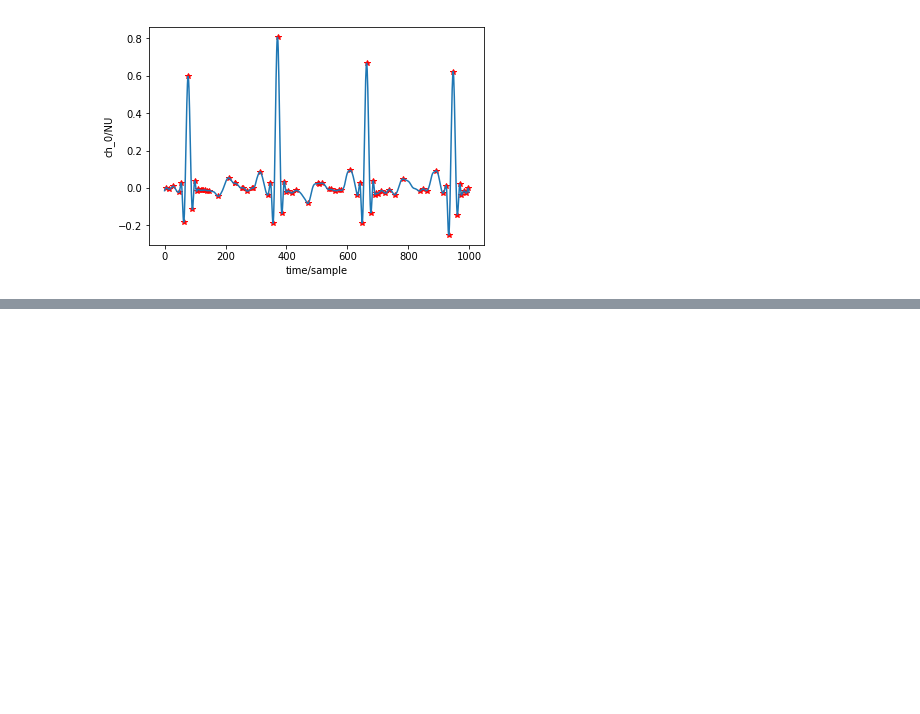
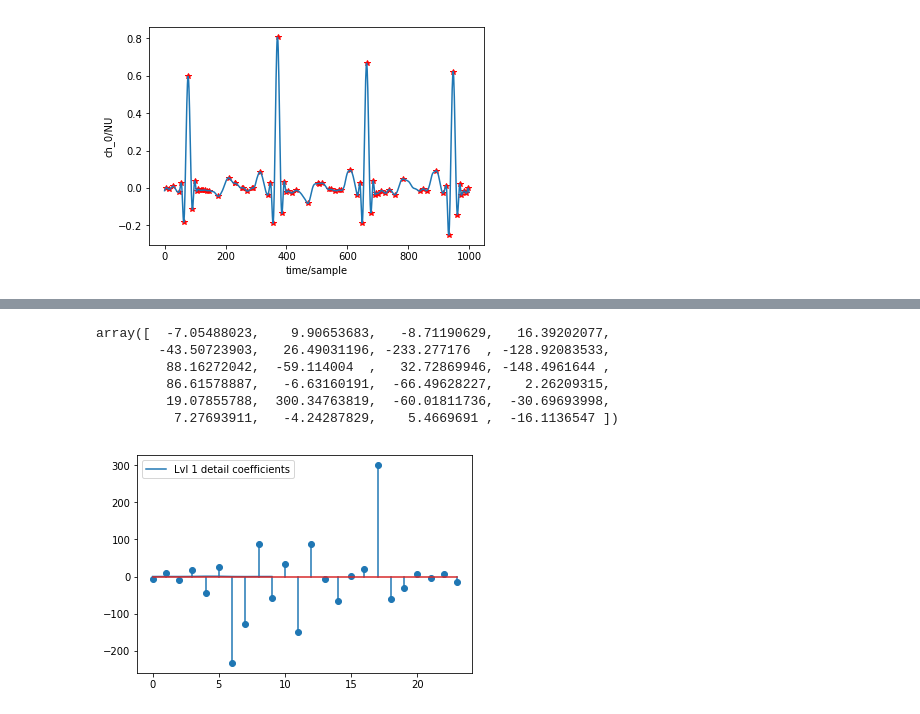
Before and after one commit to nimch681/ECGdataAnalysis, a Jupyter notebook: P and T points extractor.ipynb, the cells around one changed output, grey strips where cells are left out. Cells and saved outputs as stored; diff of their text form; code cells hidden in the pictures; blank space fills up the shorter version.

```diff
--- a/P and T points extractor.ipynb
+++ b/P and T points extractor.ipynb
@@ -214,0 +281,18 @@ wfdb.plot_items(signal=filtered_np100, ann_samp=[peaks[0]])
+# %%
+x = pywt.data.ecg()
+#plt.plot(x)
+#plt.legend(['Original signal'])
+w = pywt.Wavelet('sym5')
+plt.plot(w.dec_lo)
+coeffs = pywt.wavedec(x, w, level=6)
+plt.stem(coeffs[1]); plt.legend(['Lvl 1 detail coefficients'])
+
+coeffs[1]
+# %% [output]
+array([  -7.05488023,    9.90653683,   -8.71190629,   16.39202077,
+        -43.50723903,   26.49031196, -233.277176  , -128.92083533,
+         88.16272042,  -59.114004  ,   32.72869946, -148.4961644 ,
+         86.61578887,   -6.63160191,  -66.49628227,    2.26209315,
+         19.07855788,  300.34763819,  -60.01811736,  -30.69693998,
+          7.27693911,   -4.24287829,    5.4669691 ,  -16.1136547 ])
+[figure, added]
```
Also changed, not shown: parts of 6 cells of this notebook, 1 other file.
